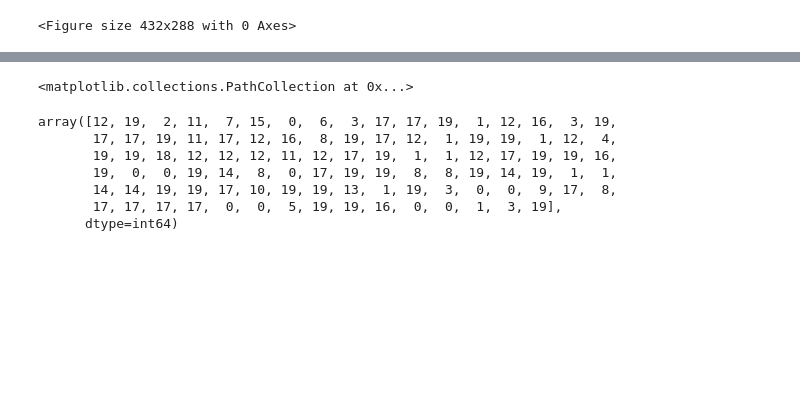
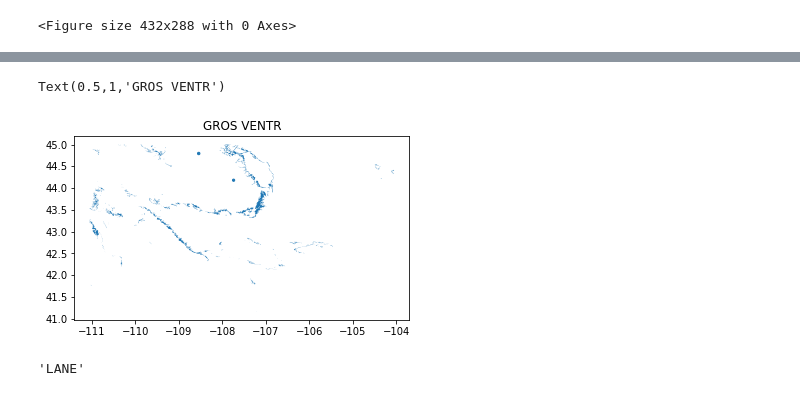
Before and after one commit to jessepisel/stratal-geometries, a Jupyter notebook: Production cleanup.ipynb, the cells around one changed output, grey strips where cells are left out. Cells and saved outputs as stored; diff of their text form; code cells hidden in the pictures; blank space fills up the shorter version.

```diff
--- a/Production cleanup.ipynb
+++ b/Production cleanup.ipynb
@@ -218,19 +204,23 @@ plt.plot(well_locs.COMPLETED[:100], well_locs.TD[:100], marker='o',linestyle='',
 from sklearn import preprocessing
 # %%
 le = preprocessing.LabelEncoder()
-le.fit(well_locs.BOTFORM[0:50000].values.astype(str))
-classed = le.transform(well_locs.BOTFORM[0:50000].values.astype(str))
+le.fit(well_locs.BOTFORM.values.astype(str))
+classed = le.transform(well_locs.BOTFORM.values.astype(str))
-# %%
-plt.scatter(well_locs.COMPLETED[:50000], well_locs.TD[:50000], c=classed, cmap='viridis')
-# %% [output]
-<matplotlib.collections.PathCollection at 0x...>
-# %%
-classed
-# %% [output]
-array([12, 19,  2, 11,  7, 15,  0,  6,  3, 17, 17, 19,  1, 12, 16,  3, 19,
-       17, 17, 19, 11, 17, 12, 16,  8, 19, 17, 12,  1, 19, 19,  1, 12,  4,
-       19, 19, 18, 12, 12, 12, 11, 12, 17, 19,  1,  1, 12, 17, 19, 19, 16,
-       19,  0,  0, 19, 14,  8,  0, 17, 19, 19,  8,  8, 19, 14, 19,  1,  1,
-       14, 14, 19, 19, 17, 10, 19, 19, 13,  1, 19,  3,  0,  0,  9, 17,  8,
-       17, 17, 17, 17,  0,  0,  5, 19, 19, 16,  0,  0,  1,  3, 19],
-      dtype=int64)
+# %%
+well_locs['bfclass'] = classed
+# %%
+outcrops = gpd.read_file(r'J:\Geology\WSGS\GIS\Sample locations\bedrock.shp')
+# %%
+%matplotlib inline
+outcrops[outcrops['Unit_Name'].str.upper().str.contains(well_locs.BOTFORM.unique()[40])].plot()
+plt.scatter(well_locs[well_locs['BOTFORM'] == well_locs.BOTFORM.unique()[40]].longitude,
+            well_locs[well_locs['BOTFORM'] == well_locs.BOTFORM.unique()[40]].latitude,
+            s=well_locs[well_locs['BOTFORM'] == well_locs.BOTFORM.unique()[40]].TD/1000)
+plt.title(well_locs.BOTFORM.unique()[40])
+# %% [output]
+Text(0.5,1,'GROS VENTR')
+[figure, added]
+# %%
+well_locs.BOTFORM.unique()[800]
+# %% [output]
+'LANE'
```
Also changed, not shown: parts of 11 cells of this notebook.
